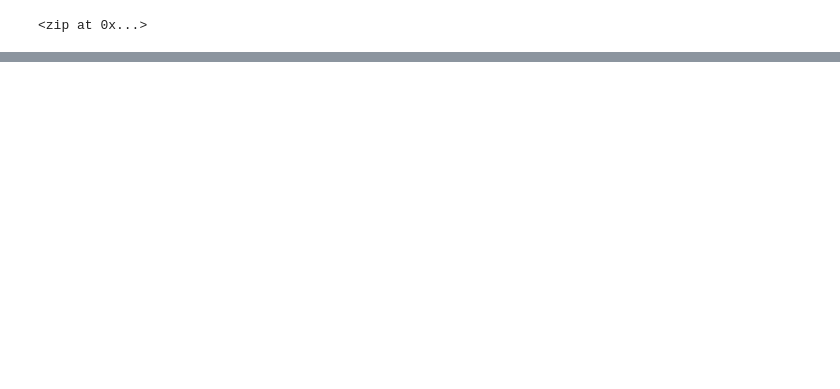
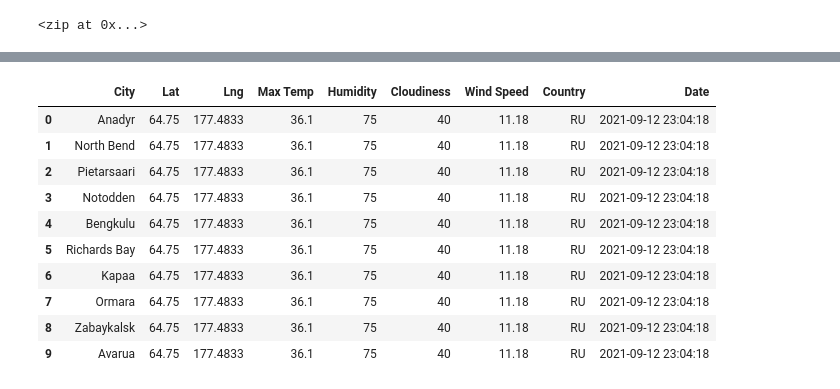
Before and after one commit to kejtkjet1/World_Weather_Analysis, a Jupyter notebook: WeatherPy.ipynb, the cells around one changed output, grey strips where cells are left out. Cells and saved outputs as stored; diff of their text form; code cells hidden in the pictures; blank space fills up the shorter version.

```diff
--- a/WeatherPy.ipynb
+++ b/WeatherPy.ipynb
@@ -56,0 +154,16 @@ len(cities)
+# %%
+# Convert the array of dictionaries to a Pandas DataFrame.
+city_data_df = pd.DataFrame(city_data)
+city_data_df.head(10)
+# %% [output]
+|  | City | Lat | Lng | Max Temp | Humidity | Cloudiness | Wind Speed | Country | Date |
+| 0 | Anadyr | 64.75 | 177.4833 | 36.1 | 75 | 40 | 11.18 | RU | 2021-09-12 23:04:18 |
+| 1 | North Bend | 64.75 | 177.4833 | 36.1 | 75 | 40 | 11.18 | RU | 2021-09-12 23:04:18 |
+| 2 | Pietarsaari | 64.75 | 177.4833 | 36.1 | 75 | 40 | 11.18 | RU | 2021-09-12 23:04:18 |
+| 3 | Notodden | 64.75 | 177.4833 | 36.1 | 75 | 40 | 11.18 | RU | 2021-09-12 23:04:18 |
+| 4 | Bengkulu | 64.75 | 177.4833 | 36.1 | 75 | 40 | 11.18 | RU | 2021-09-12 23:04:18 |
+| 5 | Richards Bay | 64.75 | 177.4833 | 36.1 | 75 | 40 | 11.18 | RU | 2021-09-12 23:04:18 |
+| 6 | Kapaa | 64.75 | 177.4833 | 36.1 | 75 | 40 | 11.18 | RU | 2021-09-12 23:04:18 |
+| 7 | Ormara | 64.75 | 177.4833 | 36.1 | 75 | 40 | 11.18 | RU | 2021-09-12 23:04:18 |
+| 8 | Zabaykalsk | 64.75 | 177.4833 | 36.1 | 75 | 40 | 11.18 | RU | 2021-09-12 23:04:18 |
+| 9 | Avarua | 64.75 | 177.4833 | 36.1 | 75 | 40 | 11.18 | RU | 2021-09-12 23:04:18 |
```
Also changed, not shown: parts of 8 cells of this notebook, 4 other files.
